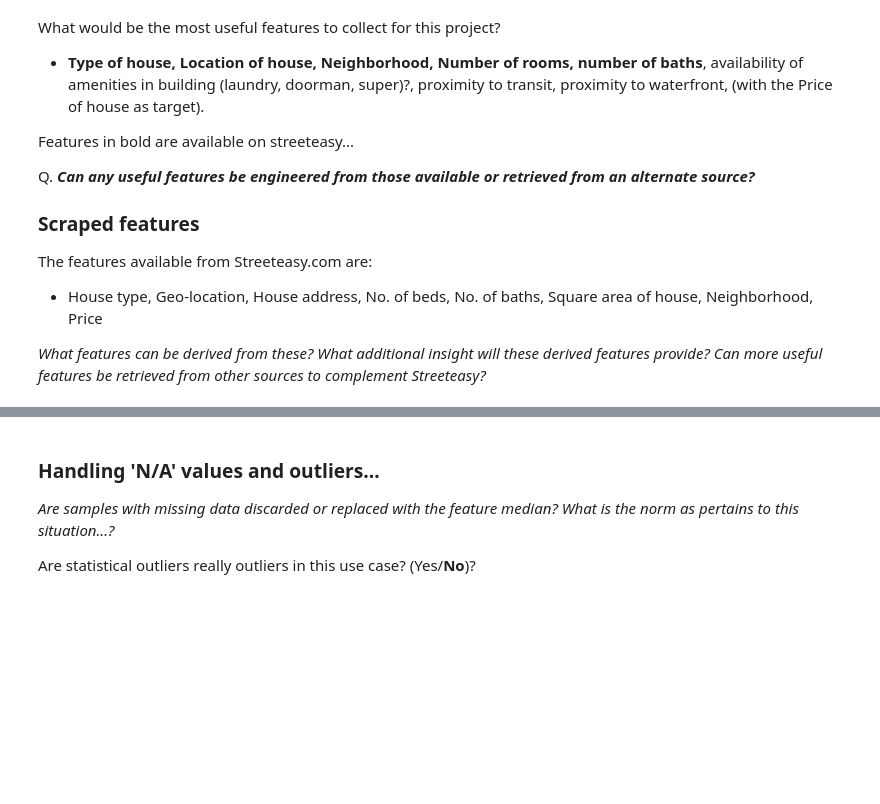
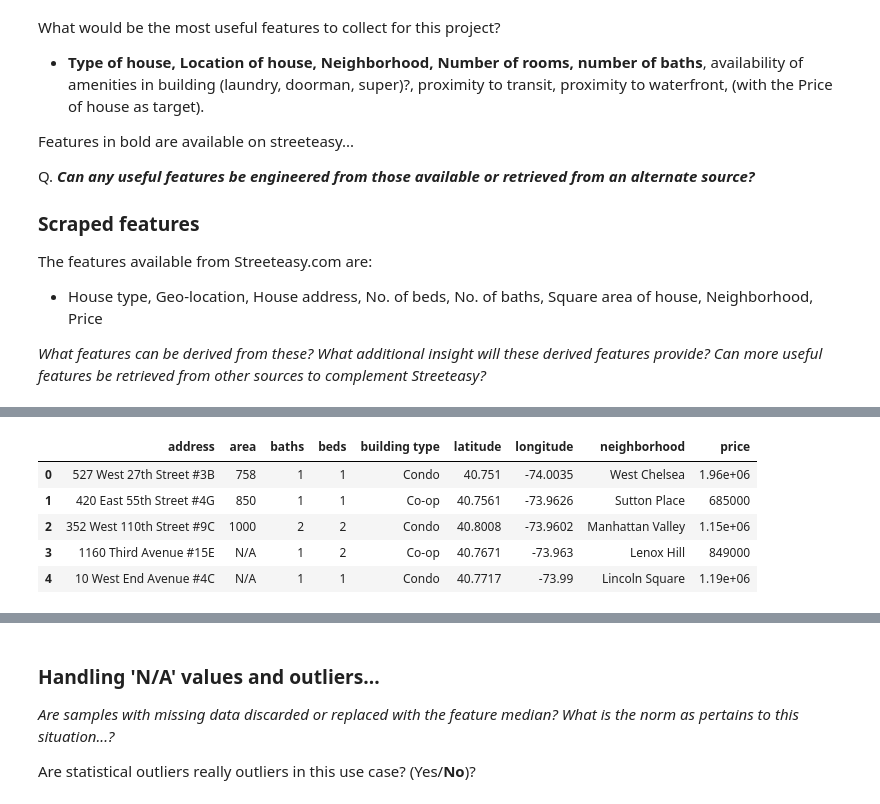
Before and after one commit to olaoluthomas/NYC_RealEstate, a Jupyter notebook: Scrape_StreetEasy-Dot-P-Y.ipynb, the cells around one changed output, grey strips where cells are left out. Drawn from its saved outputs; the diff is of its cells as text; code cells hidden in the pictures; blank space fills up the shorter version.

```diff
--- a/Scrape_StreetEasy-Dot-P-Y.ipynb
+++ b/Scrape_StreetEasy-Dot-P-Y.ipynb
@@ -67,9 +67,9 @@ The features available from Streeteasy.com are:
 *What features can be derived from these? What additional insight will these derived features provide?*
 *Can more useful features be retrieved from other sources to complement Streeteasy?*
 # %%
-listing_id = []
 listing_type = []
-lat_long = []
+lat = []
+lng = []
 address = []
 no_of_beds = []
 no_of_baths = []
@@ -183,0 +268,7 @@ def page_scrape(page):
+# %%
+dic = {'building type':listing_type, 'latitude':lat, 'longitude':lng, 'address':address, 'beds':no_of_beds, 'baths':no_of_baths, 'area':sq_area, 'neighborhood':n_hood, 'price':price}
+'''for key in dic:
+    print key
+    print dic[key]
+    print len(dic[key])
+    '''
@@ -183,0 +290,11 @@ def page_scrape(page):
+# %%
+data = pd.DataFrame(dic)
+# data.to_csv('Streeteasy_data.csv') "The data is not yet good enough to warrant saving to disk...
+data.head()
+# %% [output]
+|  | address | area | baths | beds | building type | latitude | longitude | neighborhood | price |
+| 0 | 527 West 27th Street #3B | 758 | 1 | 1 | Condo | 40.751 | -74.0035 | West Chelsea | 1.96e+06 |
+| 1 | 420 East 55th Street #4G | 850 | 1 | 1 | Co-op | 40.7561 | -73.9626 | Sutton Place | 685000 |
+| 2 | 352 West 110th Street #9C | 1000 | 2 | 2 | Condo | 40.8008 | -73.9602 | Manhattan Valley | 1.15e+06 |
+| 3 | 1160 Third Avenue #15E | N/A | 1 | 2 | Co-op | 40.7671 | -73.963 | Lenox Hill | 849000 |
+| 4 | 10 West End Avenue #4C | N/A | 1 | 1 | Condo | 40.7717 | -73.99 | Lincoln Square | 1.19e+06 |
```
Also changed, not shown: parts of 26 cells of this notebook.
